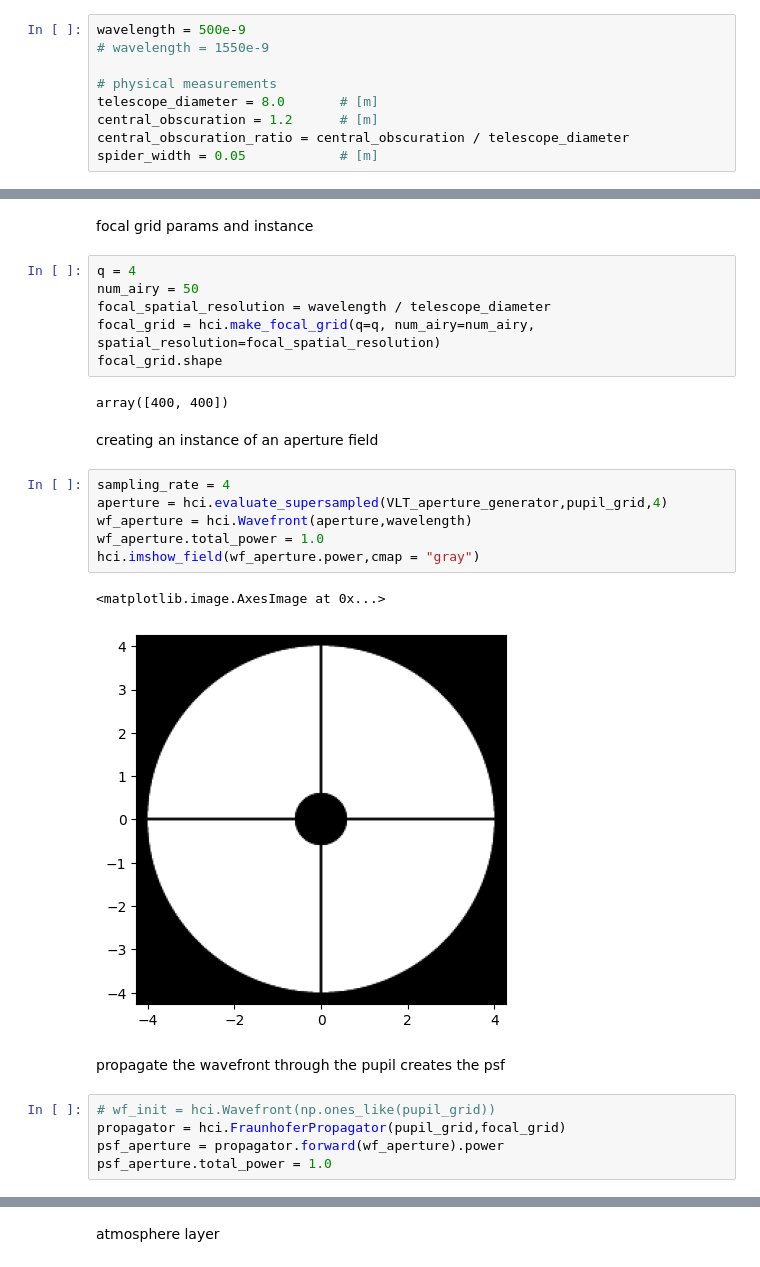
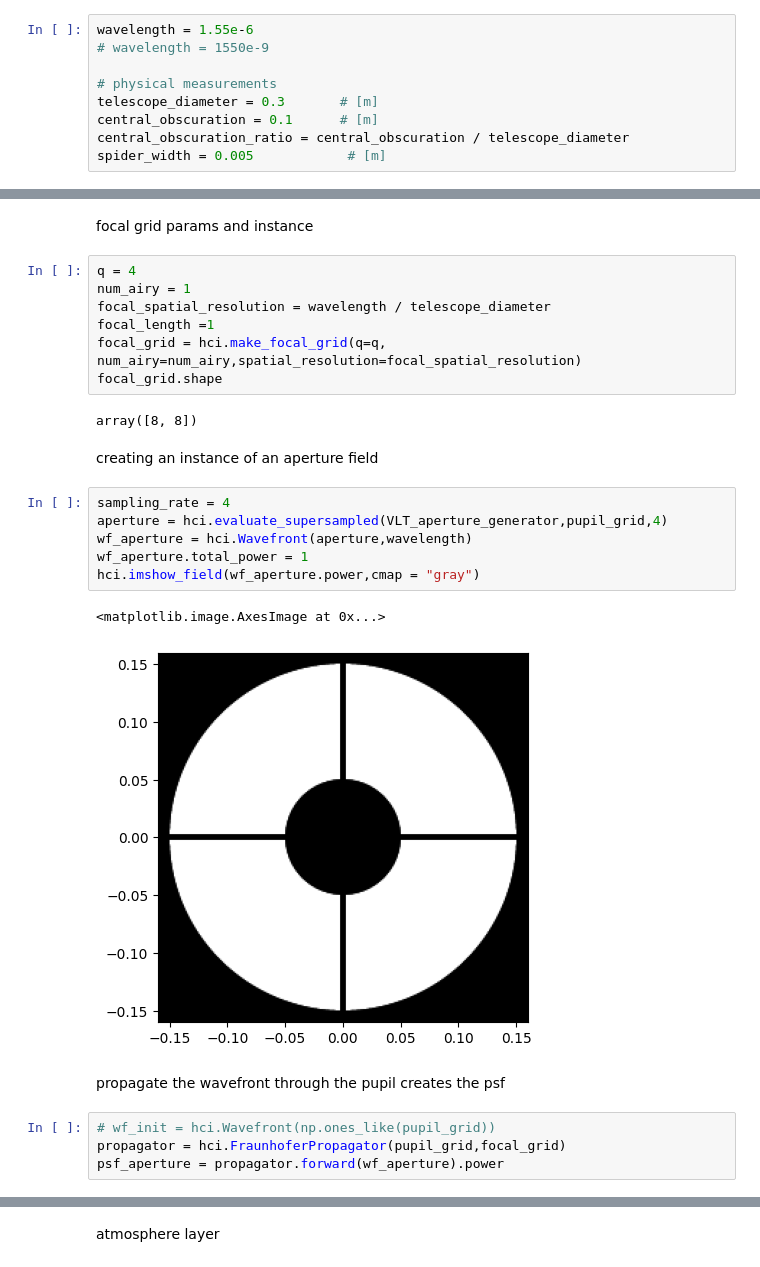
Before and after one commit to yizharf9/qkd, a Jupyter notebook: oct_2025/simulation.ipynb, the cells around one changed output, grey strips where cells are left out. Saved outputs shown, nothing was run; the diff lists cells and outputs as text.

```diff
--- a/oct_2025/simulation.ipynb
+++ b/oct_2025/simulation.ipynb
@@ -25,14 +25,14 @@ Time asstimate to finish: 9minutes
 # %% [markdown]
 aperture params
 # %%
-wavelength = 500e-9
+wavelength = 1.55e-6
 # wavelength = 1550e-9
 
 # physical measurements
-telescope_diameter = 8.0       # [m]
-central_obscuration = 1.2      # [m]
+telescope_diameter = 0.3       # [m]
+central_obscuration = 0.1      # [m]
 central_obscuration_ratio = central_obscuration / telescope_diameter
-spider_width = 0.05            # [m]
+spider_width = 0.005            # [m]
 # %% [markdown]
 using the specifications to create the aperture generator :
 
@@ -64,28 +64,28 @@ array([256, 256])
 focal grid params and instance
 # %%
 q = 4
-num_airy = 50
+num_airy = 1
 focal_spatial_resolution = wavelength / telescope_diameter
-focal_grid = hci.make_focal_grid(q=q, num_airy=num_airy, spatial_resolution=focal_spatial_resolution)
+focal_length =1
+focal_grid = hci.make_focal_grid(q=q, num_airy=num_airy,spatial_resolution=focal_spatial_resolution)
 focal_grid.shape
 # %% [output]
-array([400, 400])
+array([8, 8])
 # %% [markdown]
 creating an instance of an aperture field
 # %%
 sampling_rate = 4
 aperture = hci.evaluate_supersampled(VLT_aperture_generator,pupil_grid,4)
 wf_aperture = hci.Wavefront(aperture,wavelength)
-wf_aperture.total_power = 1.0
+wf_aperture.total_power = 1
 hci.imshow_field(wf_aperture.power,cmap = "gray")
 # %% [output]
 <matplotlib.image.AxesImage at 0x...>
-[figure, old version]
+[figure, new version]
 # %% [markdown]
 propagate the wavefront through the pupil creates the psf
 # %%
 # wf_init = hci.Wavefront(np.ones_like(pupil_grid))
 propagator = hci.FraunhoferPropagator(pupil_grid,focal_grid)
 psf_aperture = propagator.forward(wf_aperture).power
-psf_aperture.total_power = 1.0
 # %%
```
Also changed, not shown: parts of 6 cells of this notebook, 1 other file.
